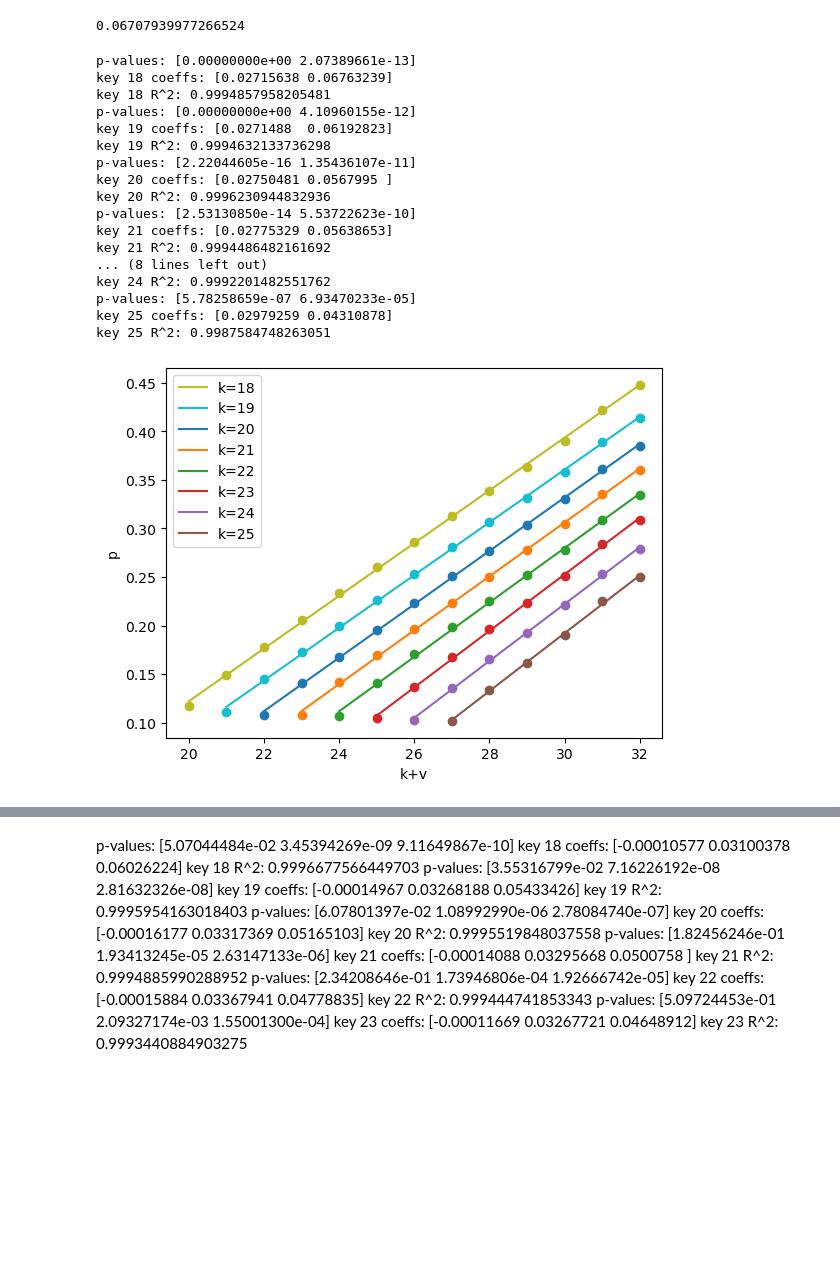
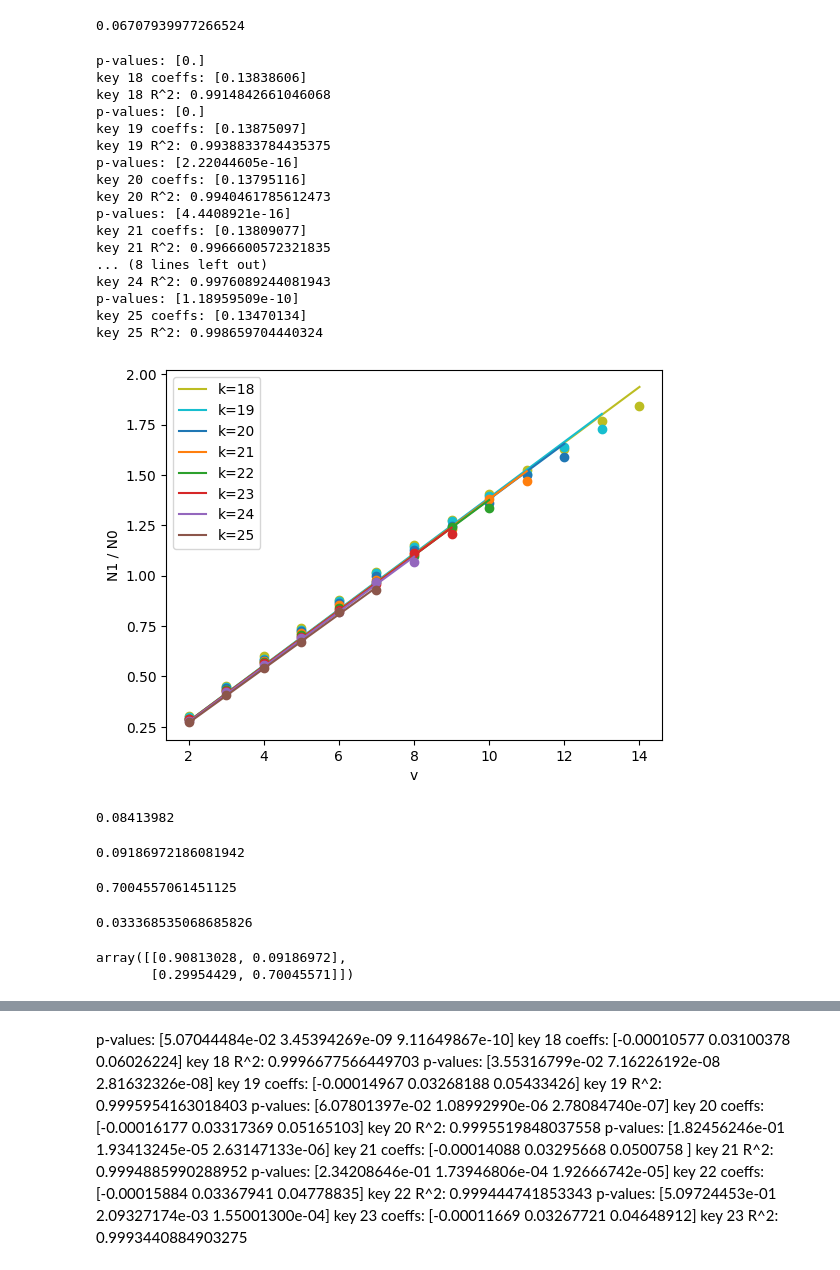
Before and after one commit to GZHoffie/skiver-test, a Jupyter notebook: experiments/parameter_dependence/plot_results.ipynb, the cells around one changed output, grey strips where cells are left out. Drawn from its saved outputs; the diff is of its cells as text; code cells hidden in the pictures; blank space fills up the shorter version.

```diff
--- a/experiments/parameter_dependence/plot_results.ipynb
+++ b/experiments/parameter_dependence/plot_results.ipynb
@@ -452,7 +452,7 @@ k = np.array(k_values)
 v = np.array(v_values)
 
 #A = np.vstack([k*v + v * v, v, np.ones(len(k))]).T
-#A = np.vstack([k*v, v * v, v, np.ones(len(k))]).T
+#A = np.vstack([k*v, v * v, v]).T
 #A = np.vstack([k*v, v]).T
 #A = np.vstack([k, v, np.ones(len(k))]).T
 A = np.vstack([v, np.ones(len(k))]).T
@@ -475,12 +475,12 @@ cov = sigma2 * np.linalg.inv(A.T @ A)
 se = np.sqrt(np.diag(cov))
 t_stats = coeffs / se
 
-p_value = 2 * (1 - stats.t.cdf(np.abs(t_stats), df=df))
+p_values = 2 * (1 - stats.t.cdf(np.abs(t_stats), df=df))
 
 #print('coeffs:', coeffs)
 #print('se:', se)
 #print('t:', t_stats)
-print('p-values:', p_value)
+print('p-values:', p_values)
 print(f'key {key} coeffs: {coeffs}')
 y_fit = A @ coeffs
 ss_res = np.sum((y - y_fit) ** 2)
@@ -537,11 +563,11 @@ for key, values in results_dict.items():
     #A = np.vstack([s_times_v, v * v, v]).T
     #A = np.vstack([s_times_v, v]).T
     #A = np.vstack([v * v, v, np.ones(len(v))]).T
-    A = np.vstack([v, np.ones(len(v))]).T
+    #A = np.vstack([v, np.ones(len(v))]).T
     #A = np.vstack([s, np.ones(len(s))]).T
 
     #A = np.vstack([s]).T
-    #A = np.vstack([v]).T
+    A = np.vstack([v]).T
     coeffs, residuals, rank, _s = np.linalg.lstsq(A, y, rcond=None)
 
     n, p = A.shape
@@ -549,51 +575,51 @@ for key, values in results_dict.items():
         rss = residuals[0]
     else:
         rss = np.sum((y - A.dot(coeffs))**2)
 
     df = n - p
     sigma2 = rss / df
     cov = sigma2 * np.linalg.inv(A.T @ A)
     se = np.sqrt(np.diag(cov))
     t_stats = coeffs / se
 
     p_values = 2 * (1 - stats.t.cdf(np.abs(t_stats), df=df))
 
     #print('coeffs:', coeffs)
     #print('se:', se)
     #print('t:', t_stats)
     print('p-values:', p_values)
     print(f'key {key} coeffs: {coeffs}')
     y_fit = A @ coeffs
     ss_res = np.sum((y - y_fit) ** 2)
     ss_tot = np.sum((y - np.mean(y)) ** 2)
     r_squared = 1 - (ss_res / ss_tot)
     print(f'key {key} R^2: {r_squared}')
-    plt.plot(s, y, 'o', color=f'C{key}')
-    plt.plot(s, y_fit, '-', label=f'k={key}', color=f'C{key}')
+    plt.plot(v, y, 'o', color=f'C{key}')
+    plt.plot(v, y_fit, '-', label=f'k={key}', color=f'C{key}')
 
-plt.xlabel('k+v')
-plt.ylabel('p')
+plt.xlabel('v')
+plt.ylabel('N1 / N0')
 #plt.title('Change of Results')
 #plt.xlim(0, 1)
 #plt.ylim(0, 0.1)
 plt.legend()
 plt.show()
 # %% [output]
-p-values: [0.00000000e+00 2.07389661e-13]
-key 18 coeffs: [0.02715638 0.06763239]
-key 18 R^2: 0.9994857958205481
-p-values: [0.00000000e+00 4.10960155e-12]
-key 19 coeffs: [0.0271488  0.06192823]
-key 19 R^2: 0.9994632133736298
-p-values: [2.22044605e-16 1.35436107e-11]
-key 20 coeffs: [0.02750481 0.0567995 ]
-key 20 R^2: 0.9996230944832936
-p-values: [2.53130850e-14 5.53722623e-10]
-key 21 coeffs: [0.02775329 0.05638653]
-key 21 R^2: 0.9994486482161692
+p-values: [0.]
+key 18 coeffs: [0.13838606]
+key 18 R^2: 0.9914842661046068
+p-values: [0.]
+key 19 coeffs: [0.13875097]
+key 19 R^2: 0.9938833784435375
+p-values: [2.22044605e-16]
+key 20 coeffs: [0.13795116]
+key 20 R^2: 0.9940461785612473
+p-values: [4.4408921e-16]
+key 21 coeffs: [0.13809077]
+key 21 R^2: 0.9966600572321835
 ... (8 lines left out)
-key 24 R^2: 0.9992201482551762
-p-values: [5.78258659e-07 6.93470233e-05]
-key 25 coeffs: [0.02979259 0.04310878]
-key 25 R^2: 0.9987584748263051
+key 24 R^2: 0.9976089244081943
+p-values: [1.18959509e-10]
+key 25 coeffs: [0.13470134]
+key 25 R^2: 0.998659704440324
-[figure, old version]
+[figure, new version]
@@ -599,0 +629,25 @@ key 25 R^2: 0.9987584748263051
+# %%
+l = slope + intercept
+l
+# %% [output]
+0.08413982
+# %%
+alpha = l / (1 - l)
+alpha
+# %% [output]
+0.09186972186081942
+# %%
+beta = 1 - slope / l * (1 - alpha)
+beta
+# %% [output]
+0.7004557061451125
+# %%
+alpha / (1 - alpha) * ((1 - beta) / (1 - alpha))
+# %% [output]
+0.033368535068685826
+# %%
+transition_prob = np.array([[1 - alpha, alpha], [1 - beta, beta]])
+transition_prob
+# %% [output]
+array([[0.90813028, 0.09186972],
+       [0.29954429, 0.70045571]])
```
Also changed, not shown: parts of 12 cells of this notebook.
